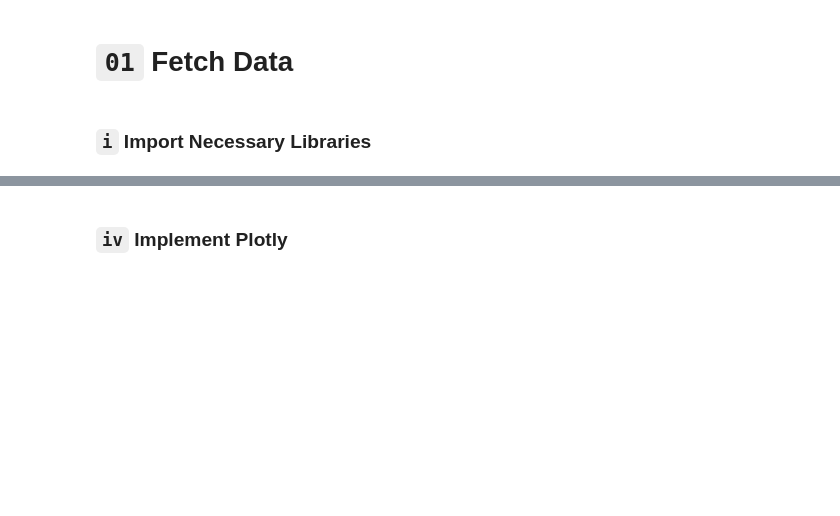
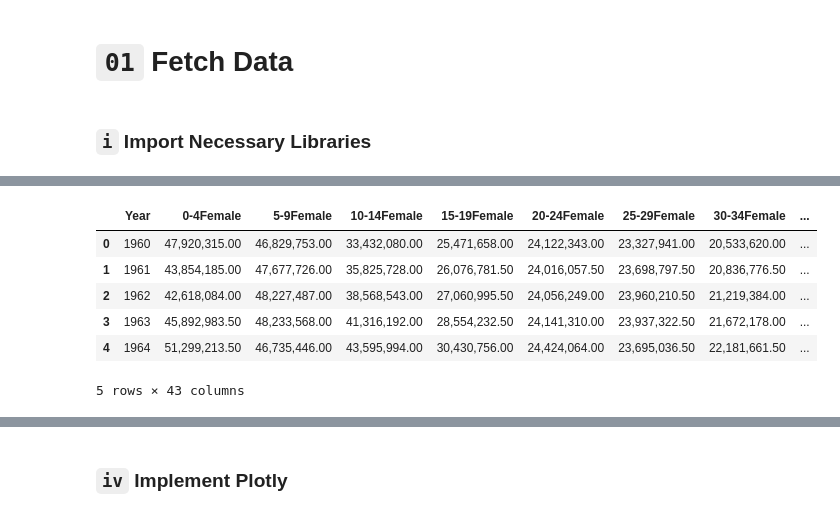
Before and after one commit to Elghandour-eng/Plotly-Dash, a Jupyter notebook: plotly-Dash-China.ipynb, the cells around one changed output, grey strips where cells are left out. Cells and saved outputs as stored; diff of their text form; code cells hidden in the pictures; blank space fills up the shorter version.

```diff
--- a/plotly-Dash-China.ipynb
+++ b/plotly-Dash-China.ipynb
@@ -189,0 +155,11 @@ min year: 1969 max year: 2050
+# %%
+# Explore Pyramid data
+pyramid_data.head()
+# %% [output]
+|  | Year | 0-4Female | 5-9Female | 10-14Female | 15-19Female | 20-24Female | 25-29Female | 30-34Female | ... |
+| 0 | 1960 | 47,920,315.00 | 46,829,753.00 | 33,432,080.00 | 25,471,658.00 | 24,122,343.00 | 23,327,941.00 | 20,533,620.00 | ... |
+| 1 | 1961 | 43,854,185.00 | 47,677,726.00 | 35,825,728.00 | 26,076,781.50 | 24,016,057.50 | 23,698,797.50 | 20,836,776.50 | ... |
+| 2 | 1962 | 42,618,084.00 | 48,227,487.00 | 38,568,543.00 | 27,060,995.50 | 24,056,249.00 | 23,960,210.50 | 21,219,384.00 | ... |
+| 3 | 1963 | 45,892,983.50 | 48,233,568.00 | 41,316,192.00 | 28,554,232.50 | 24,141,310.00 | 23,937,322.50 | 21,672,178.00 | ... |
+| 4 | 1964 | 51,299,213.50 | 46,735,446.00 | 43,595,994.00 | 30,430,756.00 | 24,424,064.00 | 23,695,036.50 | 22,181,661.50 | ... |
+5 rows × 43 columns
```
Also changed, not shown: parts of 79 cells of this notebook, 19 other files.
